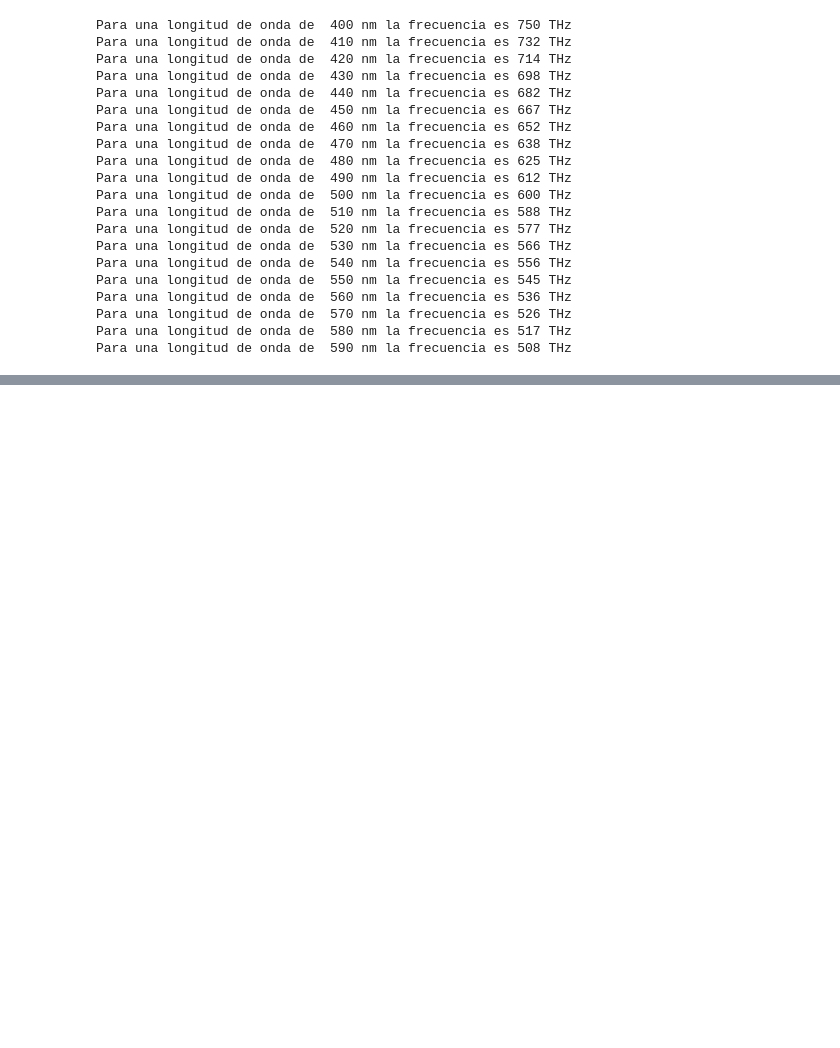
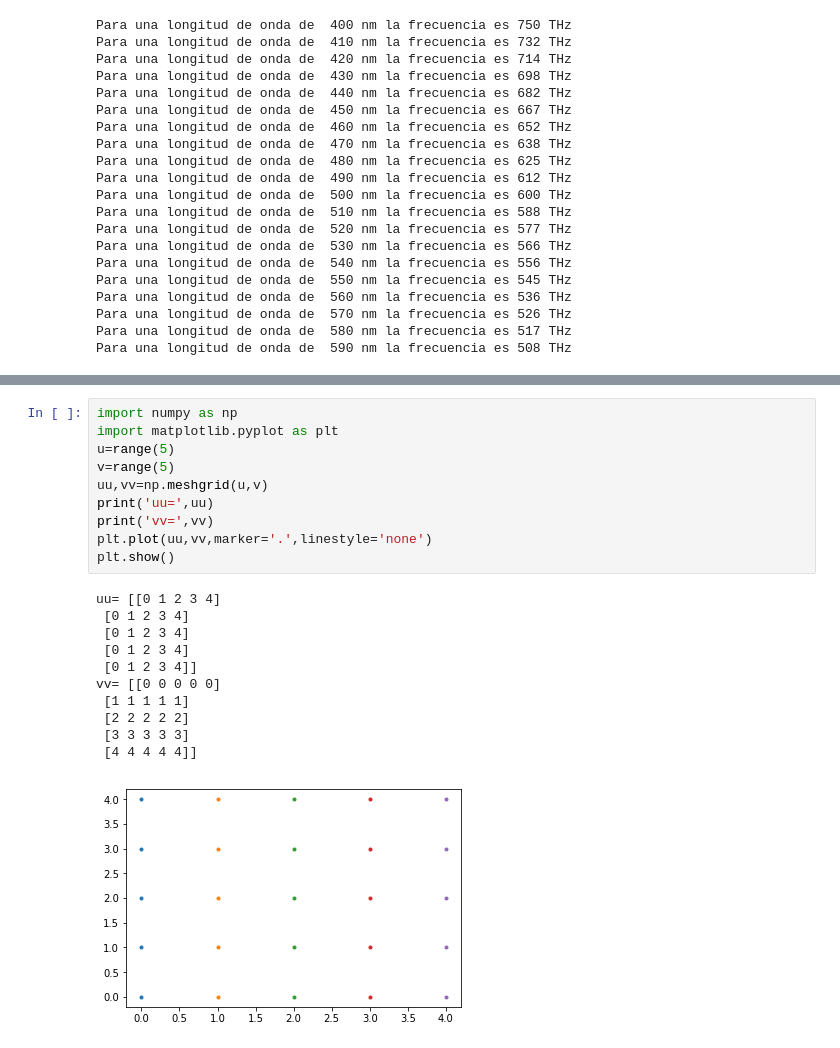
Before and after one commit to napoles-uach/clusters, a Jupyter notebook: CursoNapoles.ipynb, the cells around one changed output, grey strips where cells are left out. Saved outputs shown, nothing was run; the diff lists cells and outputs as text; blank space fills up the shorter version.

```diff
--- a/CursoNapoles.ipynb
+++ b/CursoNapoles.ipynb
@@ -245,0 +322,22 @@ Para una longitud de onda de  590 nm la frecuencia es 508 THz
+# %%
+import numpy as np
+import matplotlib.pyplot as plt
+u=range(5)
+v=range(5)
+uu,vv=np.meshgrid(u,v)
+print('uu=',uu)
+print('vv=',vv)
+plt.plot(uu,vv,marker='.',linestyle='none')
+plt.show()
+# %% [output]
+uu= [[0 1 2 3 4]
+ [0 1 2 3 4]
+ [0 1 2 3 4]
+ [0 1 2 3 4]
+ [0 1 2 3 4]]
+vv= [[0 0 0 0 0]
+ [1 1 1 1 1]
+ [2 2 2 2 2]
+ [3 3 3 3 3]
+ [4 4 4 4 4]]
+[figure, added]
```
Also changed, not shown: parts of 24 cells of this notebook.
